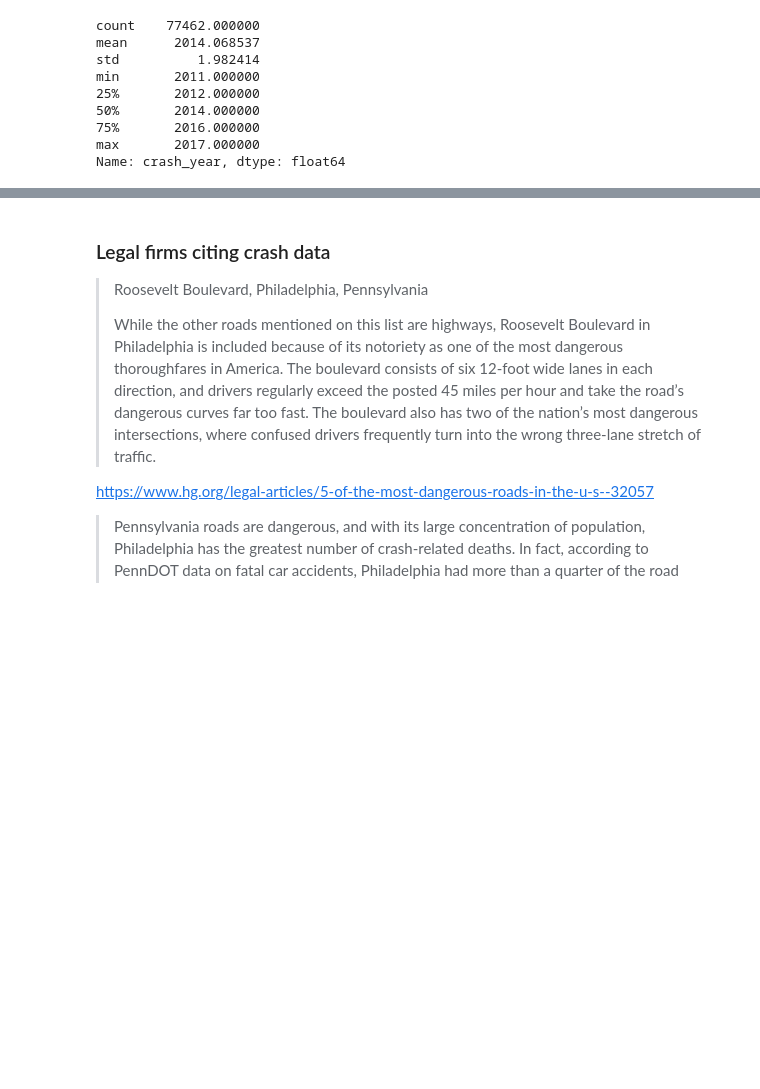
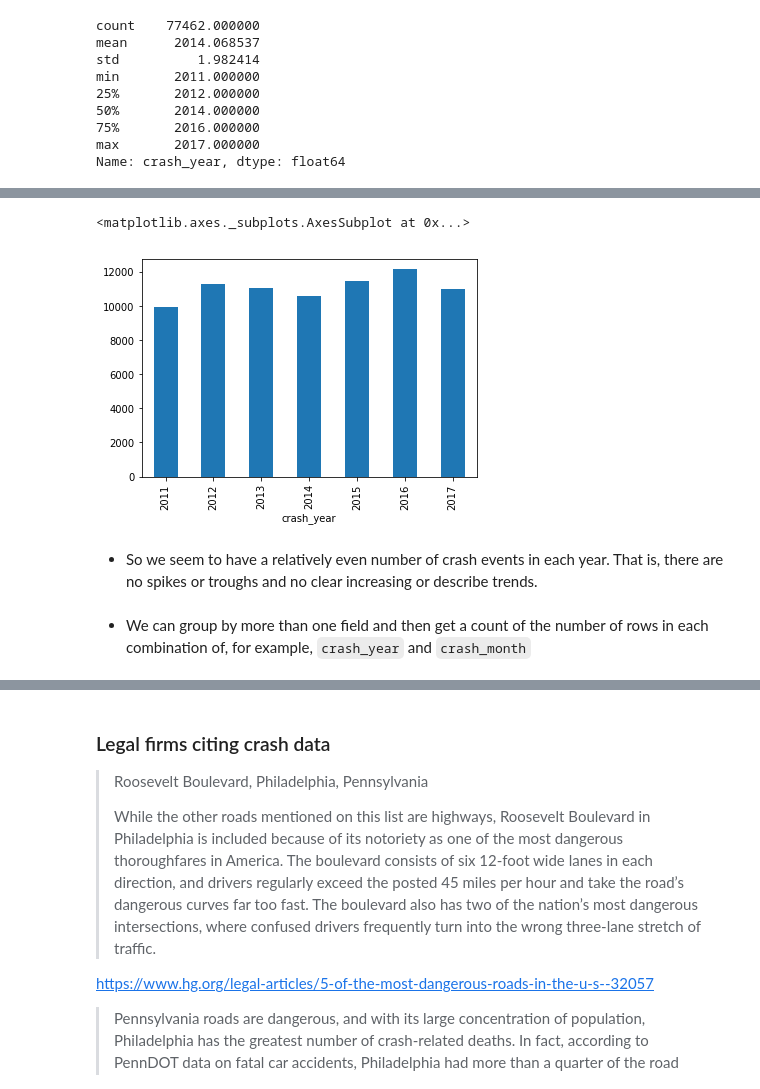
Before and after one commit to mbod/comm318_stories_from_data_fall2019, a Jupyter notebook: notebooks/lectures/0_course_overview/introduction_to_python_programming_for_data_journalism.ipynb, the cells around one changed output, grey strips where cells are left out. Cells and saved outputs as stored; diff of their text form; code cells hidden in the pictures; blank space fills up the shorter version.

```diff
--- a/notebooks/lectures/0_course_overview/introduction_to_python_programming_for_data_journalism.ipynb
+++ b/notebooks/lectures/0_course_overview/introduction_to_python_programming_for_data_journalism.ipynb
@@ -245,0 +516,9 @@ len(crash_data.columns)
+# %%
+crash_data.groupby('crash_year')['crn'].count().plot(kind='bar')
+# %% [output]
+<matplotlib.axes._subplots.AxesSubplot at 0x...>
+[figure, added]
+# %% [markdown]
+* So we seem to have a relatively even number of crash events in each year. That is, there are no spikes or troughs and no clear increasing or describe trends.
+# %% [markdown]
+* We can group by more than one field and then get a count of the number of rows in each combination of, for example, `crash_year` and `crash_month`
```
Also changed, not shown: parts of 63 cells of this notebook.
